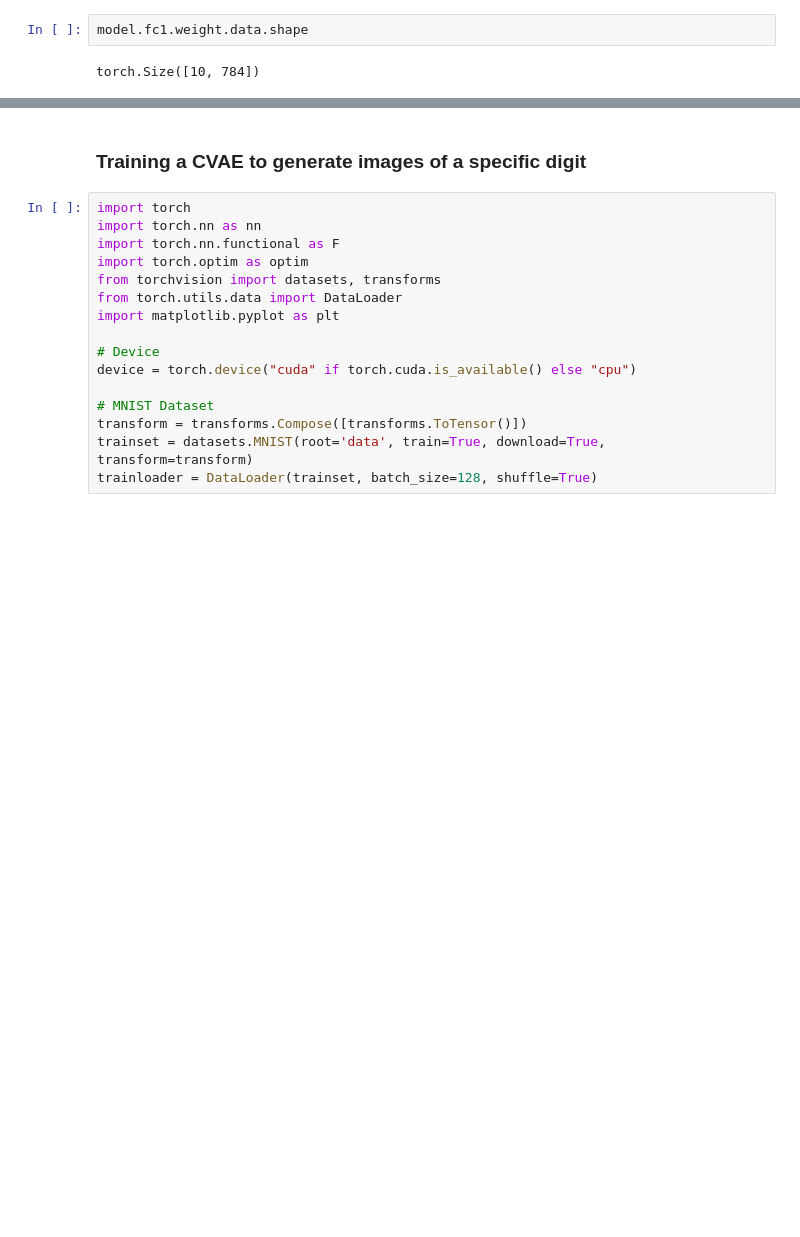
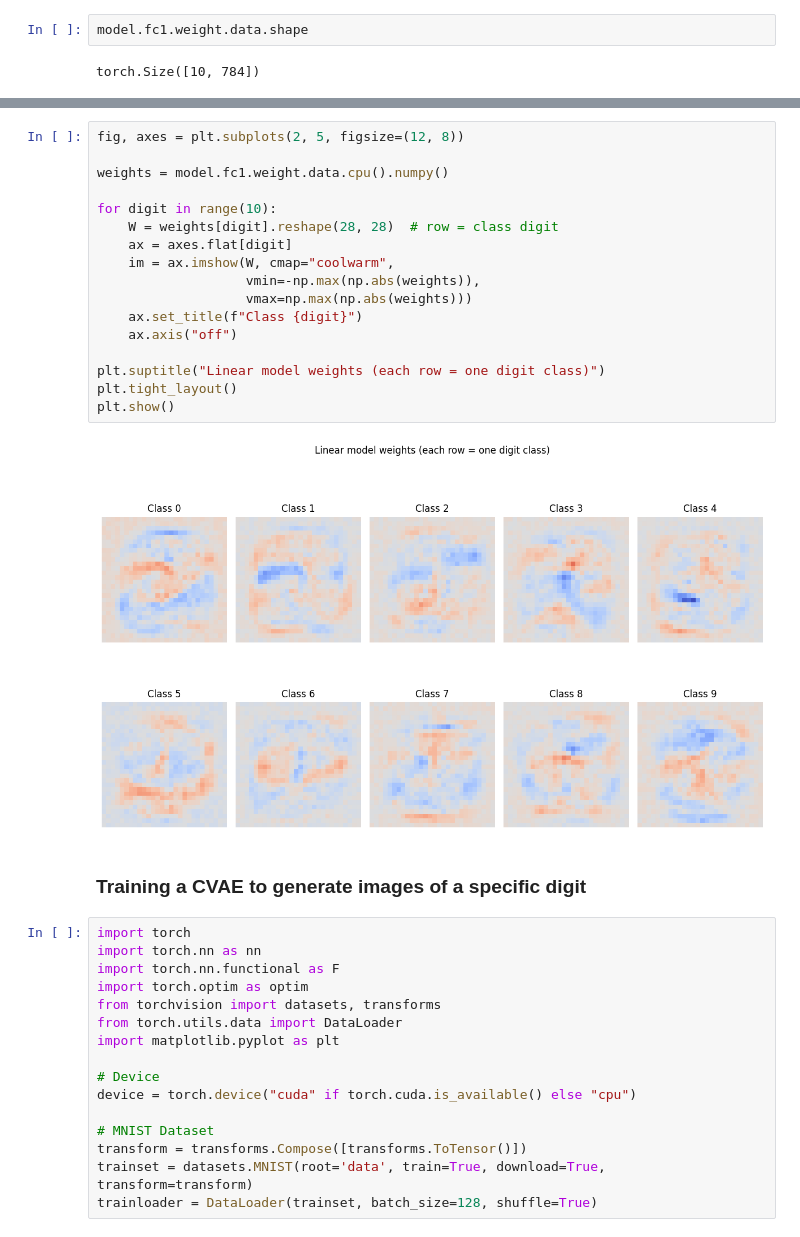
Before and after one commit to luleoli/data-sci-portfolio, a Jupyter notebook: neuralnetwork_/Aula_1.ipynb, the cells around one changed output, grey strips where cells are left out. Drawn from its saved outputs; the diff is of its cells as text; blank space fills up the shorter version.

```diff
--- a/neuralnetwork_/Aula_1.ipynb
+++ b/neuralnetwork_/Aula_1.ipynb
@@ -324,3 +316,22 @@ plt.show()
+# %%
+fig, axes = plt.subplots(2, 5, figsize=(12, 8))
+
+weights = model.fc1.weight.data.cpu().numpy()
+
+for digit in range(10):
+    W = weights[digit].reshape(28, 28)  # row = class digit
+    ax = axes.flat[digit]
+    im = ax.imshow(W, cmap="coolwarm",
+                   vmin=-np.max(np.abs(weights)),
+                   vmax=np.max(np.abs(weights)))
+    ax.set_title(f"Class {digit}")
+    ax.axis("off")
+
+plt.suptitle("Linear model weights (each row = one digit class)")
+plt.tight_layout()
+plt.show()
+# %% [output]
+[figure, added]
 # %% [markdown]
 ### Training a CVAE to generate images of a specific digit
 # %%
```
Also changed, not shown: parts of 9 cells of this notebook, 7 other files.
